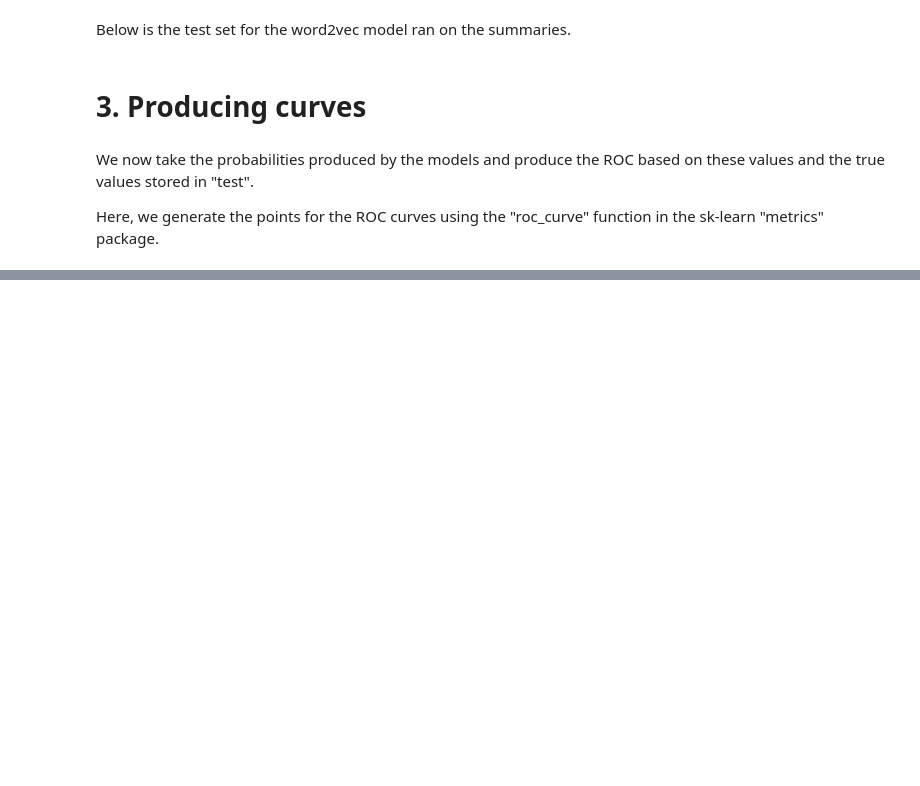
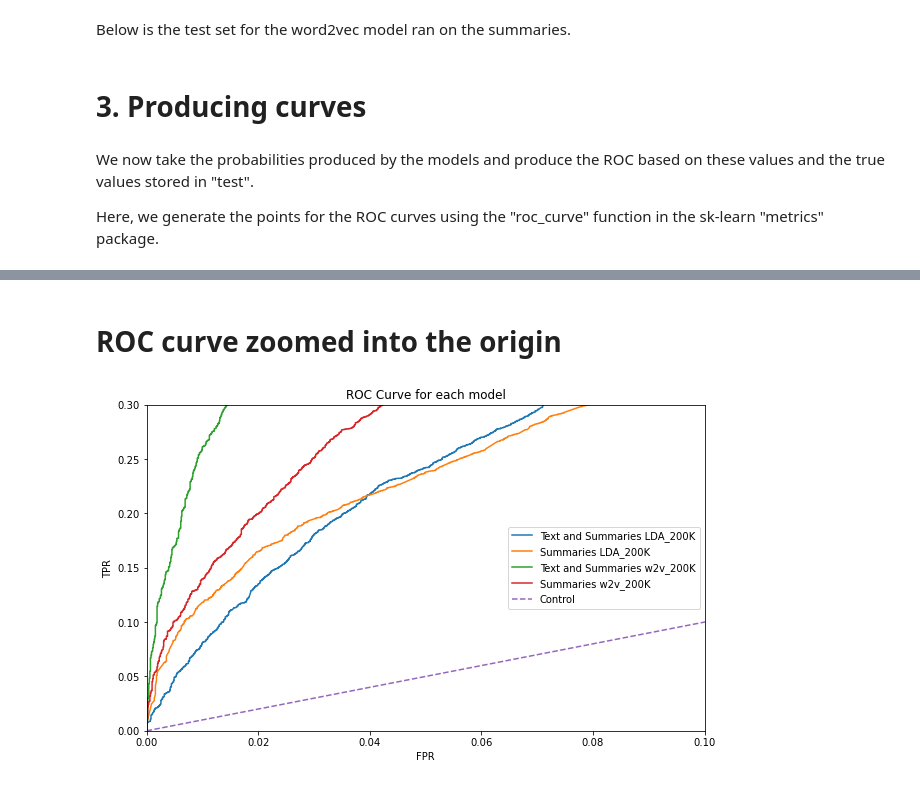
Before and after one commit to XinnGuan/DST_Assessment2, a Jupyter notebook: report/08-Model-Comparison.ipynb, the cells around one changed output, grey strips where cells are left out. Saved outputs shown, nothing was run; the diff lists cells and outputs as text; code cells hidden in the pictures; blank space fills up the shorter version.

```diff
--- a/report/08-Model-Comparison.ipynb
+++ b/report/08-Model-Comparison.ipynb
@@ -88,0 +107,19 @@ ValueError: x and y must have same first dimension, but have shapes (15581,) and
+# %% [markdown]
+# ROC curve zoomed into the origin
+# %%
+x=[0,1]
+y=[0,1]
+plt.figure(figsize=(10,6))
+plt.plot(lda_200k_combined_fpr, lda_200k_combined_tpr, label='Text and Summaries LDA_200K')
+plt.plot(lda_200k_summaries_fpr, lda_200k_summaries_tpr, label='Summaries LDA_200K')
+plt.plot(w2v_200k_combined_fpr, w2v_200k_combined_tpr, label='Text and Summaries w2v_200K')
+plt.plot(w2v_200k_summaries_fpr, w2v_200k_summaries_tpr, label='Summaries w2v_200K')
+plt.plot(x,y,label='Control', linestyle='dashed')
+plt.axis([0,0.1,0,0.3])
+plt.xlabel('FPR')
+plt.ylabel('TPR')
+plt.title('ROC Curve for each model')
+plt.legend()
+plt.show()
+# %% [output]
+[figure, added]
```
Also changed, not shown: parts of 4 cells of this notebook.
